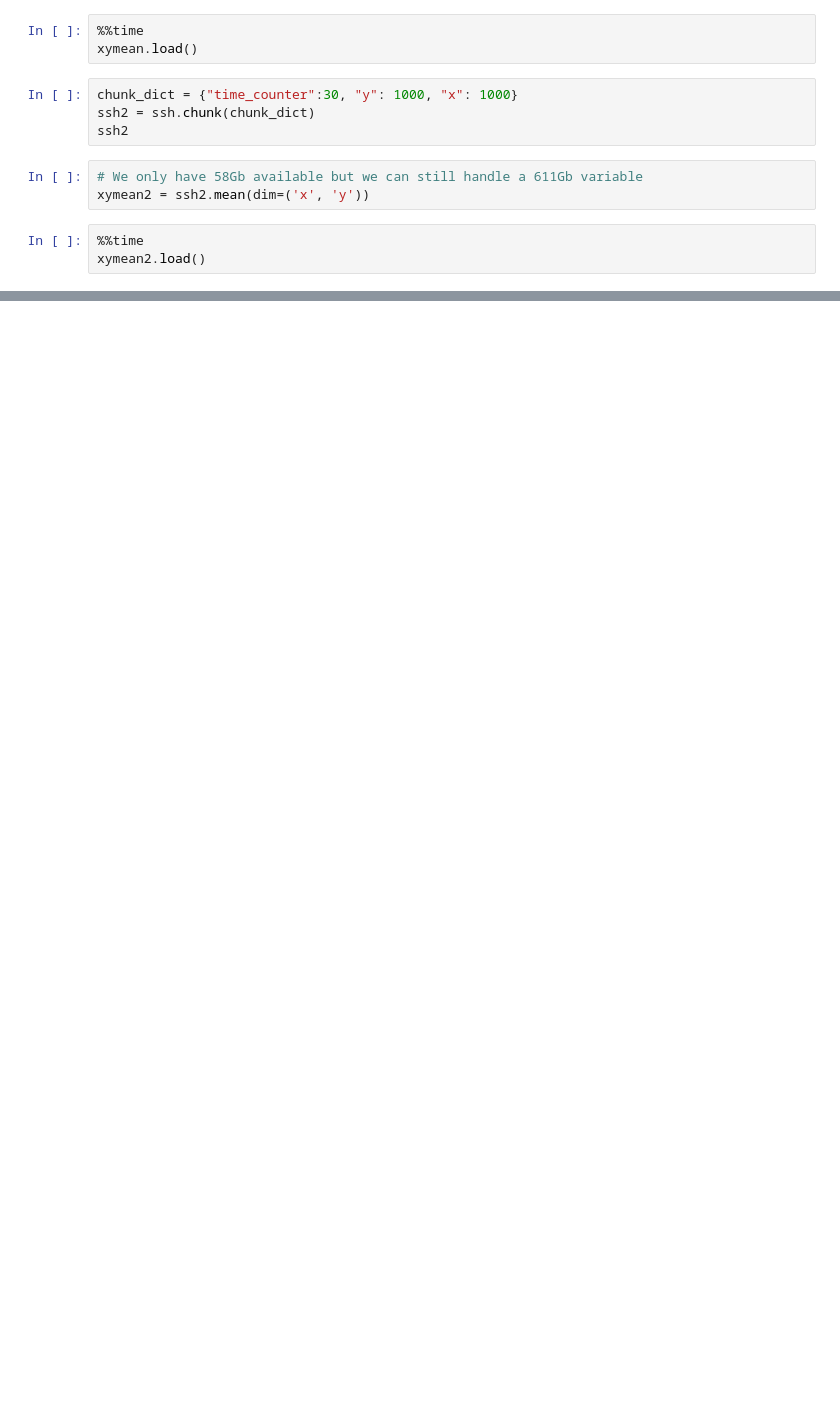
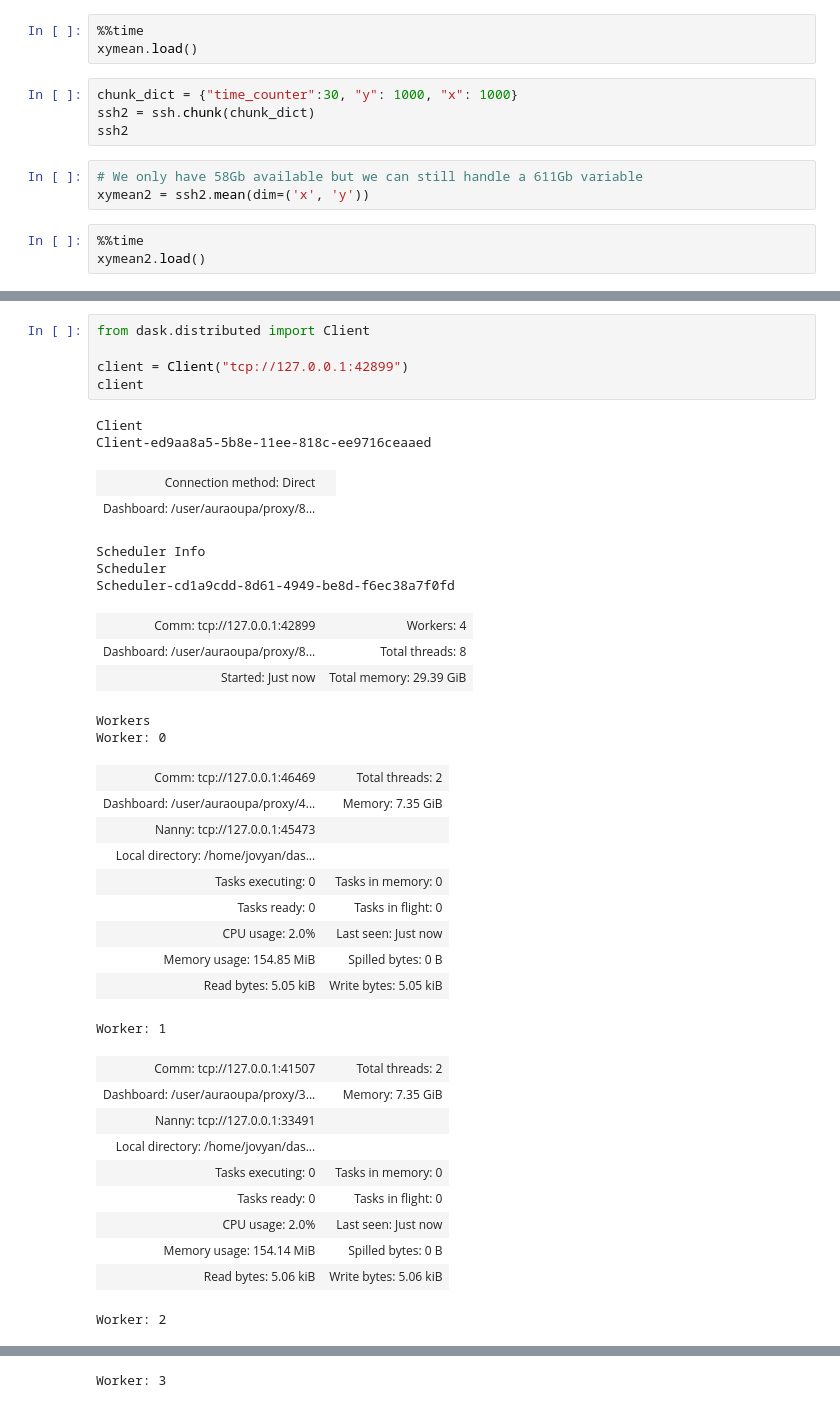
Before and after one commit to demo-dask-grenoble2023/demo-DRAKKAR, a Jupyter notebook: Backup.ipynb, the cells around one changed output, grey strips where cells are left out. Drawn from its saved outputs; the diff is of its cells as text; blank space fills up the shorter version.

```diff
--- a/Backup.ipynb
+++ b/Backup.ipynb
@@ -30,0 +452,38 @@ ds
+# %%
+from dask.distributed import Client
+
+client = Client("tcp://127.0.0.1:42899")
+client
+# %% [output]
+Client
+Client-ed9aa8a5-5b8e-11ee-818c-ee9716ceaaed
+| Connection method: Direct |  |
+| Dashboard: /user/auraoupa/proxy/8... |  |
+Scheduler Info
+Scheduler
+Scheduler-cd1a9cdd-8d61-4949-be8d-f6ec38a7f0fd
+| Comm: tcp://127.0.0.1:42899 | Workers: 4 |
+| Dashboard: /user/auraoupa/proxy/8... | Total threads: 8 |
+| Started: Just now | Total memory: 29.39 GiB |
+Workers
+Worker: 0
+| Comm: tcp://127.0.0.1:46469 | Total threads: 2 |
+| Dashboard: /user/auraoupa/proxy/4... | Memory: 7.35 GiB |
+| Nanny: tcp://127.0.0.1:45473 |  |
+| Local directory: /home/jovyan/das... |  |
+| Tasks executing: 0 | Tasks in memory: 0 |
+| Tasks ready: 0 | Tasks in flight: 0 |
+| CPU usage: 2.0% | Last seen: Just now |
+| Memory usage: 154.85 MiB | Spilled bytes: 0 B |
+| Read bytes: 5.05 kiB | Write bytes: 5.05 kiB |
+Worker: 1
+| Comm: tcp://127.0.0.1:41507 | Total threads: 2 |
+| Dashboard: /user/auraoupa/proxy/3... | Memory: 7.35 GiB |
+| Nanny: tcp://127.0.0.1:33491 |  |
+| Local directory: /home/jovyan/das... |  |
+| Tasks executing: 0 | Tasks in memory: 0 |
+| Tasks ready: 0 | Tasks in flight: 0 |
+| CPU usage: 2.0% | Last seen: Just now |
+| Memory usage: 154.14 MiB | Spilled bytes: 0 B |
+| Read bytes: 5.06 kiB | Write bytes: 5.06 kiB |
+Worker: 2
@@ -30,0 +499 @@ ds
+Worker: 3
```
Also changed, not shown: parts of 22 cells of this notebook, 1 other file.
